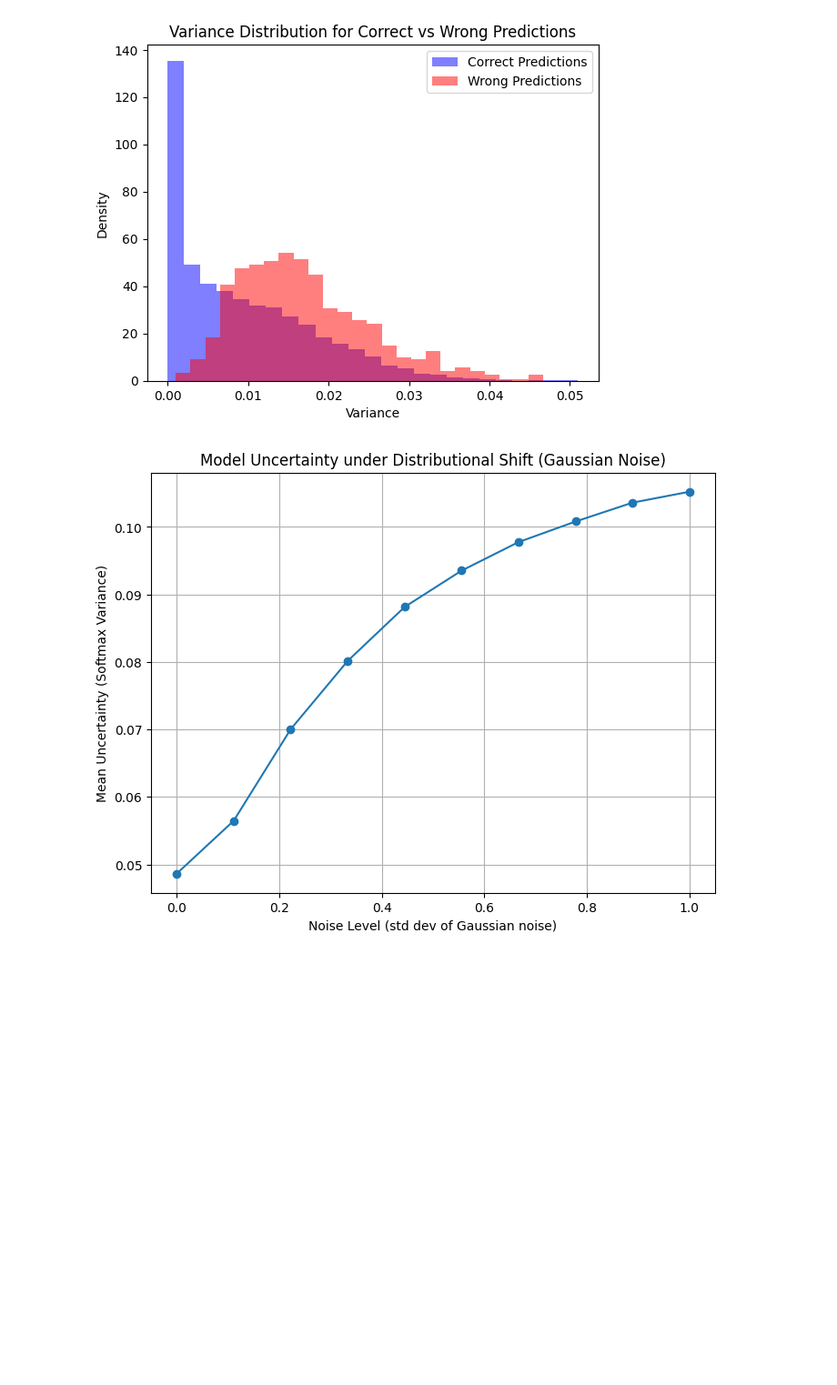
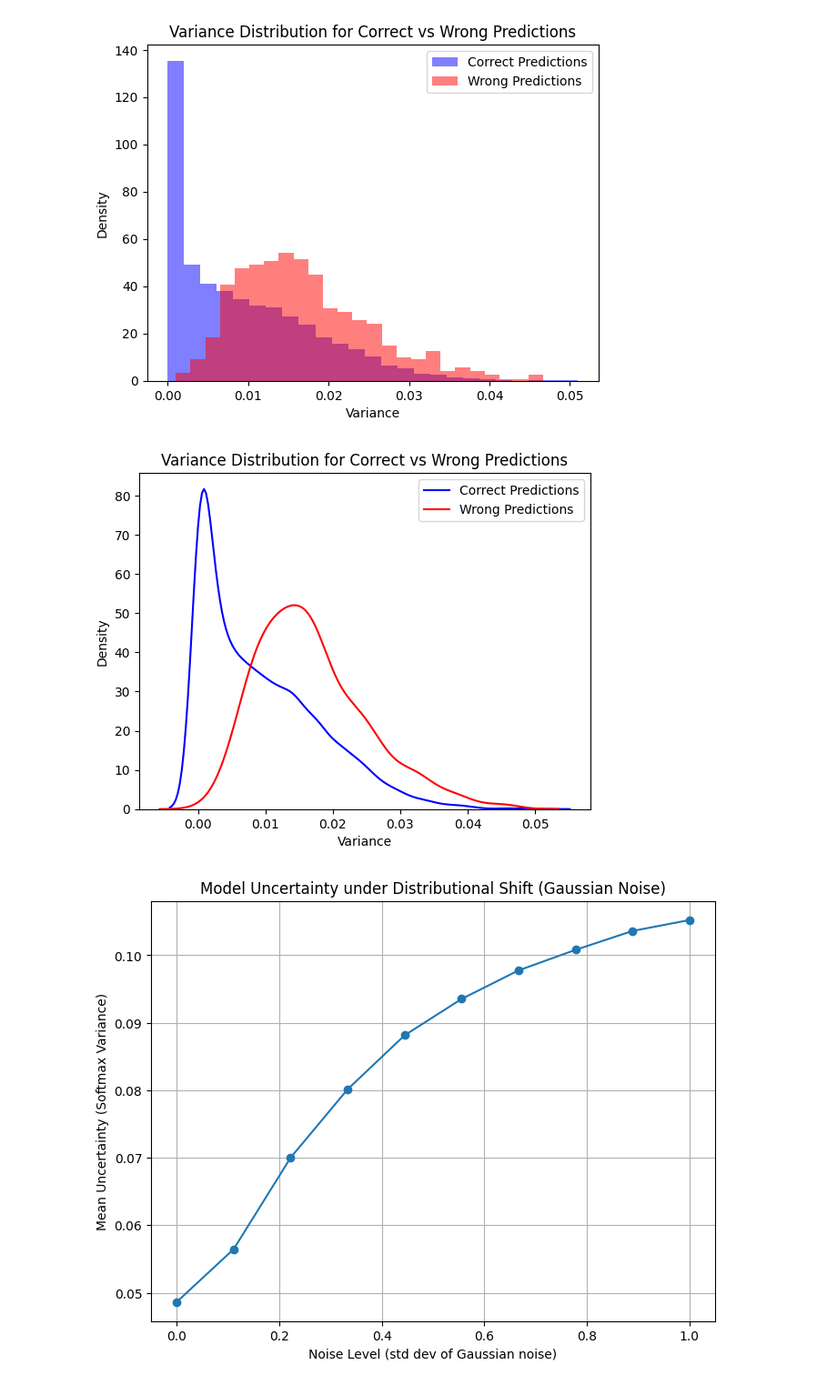
Before and after one commit to fdenoodt/fast-uncertainty-quantification, a Jupyter notebook: uncertainy/uncertainty_through_redundancy.ipynb, the cells around one changed output. Shown at 91% size. Saved outputs shown, nothing was run; the diff lists cells and outputs as text; code cells hidden in the pictures; blank space fills up the shorter version.

```diff
--- a/uncertainy/uncertainty_through_redundancy.ipynb
+++ b/uncertainy/uncertainty_through_redundancy.ipynb
@@ -249,6 +249,37 @@ def distribution_variances_per_wrong_or_correct_prediction_normalized(var_vs_acc
 distribution_variances_per_wrong_or_correct_prediction_normalized(res.detach())
 # %% [output]
 [figure]
+# %%
+import seaborn as sns
+def distribution_variances_per_wrong_or_correct_prediction_kde(var_vs_accuracy: Tensor):
+    variances = var_vs_accuracy[:, 0].numpy()  # scalar values
+    accuracies = var_vs_accuracy[:, 1].numpy()  # 0 or 1s
+
+    fig, ax = plt.subplots()
+    colors = ['blue', 'red']  # Colors for correct and wrong predictions
+    labels = ['Correct Predictions', 'Wrong Predictions']
+
+    for i, use_correct_predictions in enumerate([1., 0.]):
+        indices = np.where(accuracies == use_correct_predictions)[0]
+        variances_filtered = variances[indices]
+        sns.kdeplot(variances_filtered, color=colors[i], label=labels[i])
+
+    ax.set_xlabel("Variance")
+    ax.set_ylabel("Density")
+    ax.set_title("Variance Distribution for Correct vs Wrong Predictions")
+    ax.legend()
+
+    # Log the matplotlib figure to wandb
+    # if options.use_wandb:
+    #     wandb_section = get_wandb_audio_classific_key(opt, classifier_config)
+    #     wandb.log({f"{wandb_section}_softmax/variance_distribution_combined": wandb.Image(fig)})
+
+    plt.show()
+    plt.close(fig)
+
+distribution_variances_per_wrong_or_correct_prediction_kde(res.detach())
+# %% [output]
+[figure, added]
 # %%
 # Function to add Gaussian noise
 def add_gaussian_noise(images, noise_factor):
```
